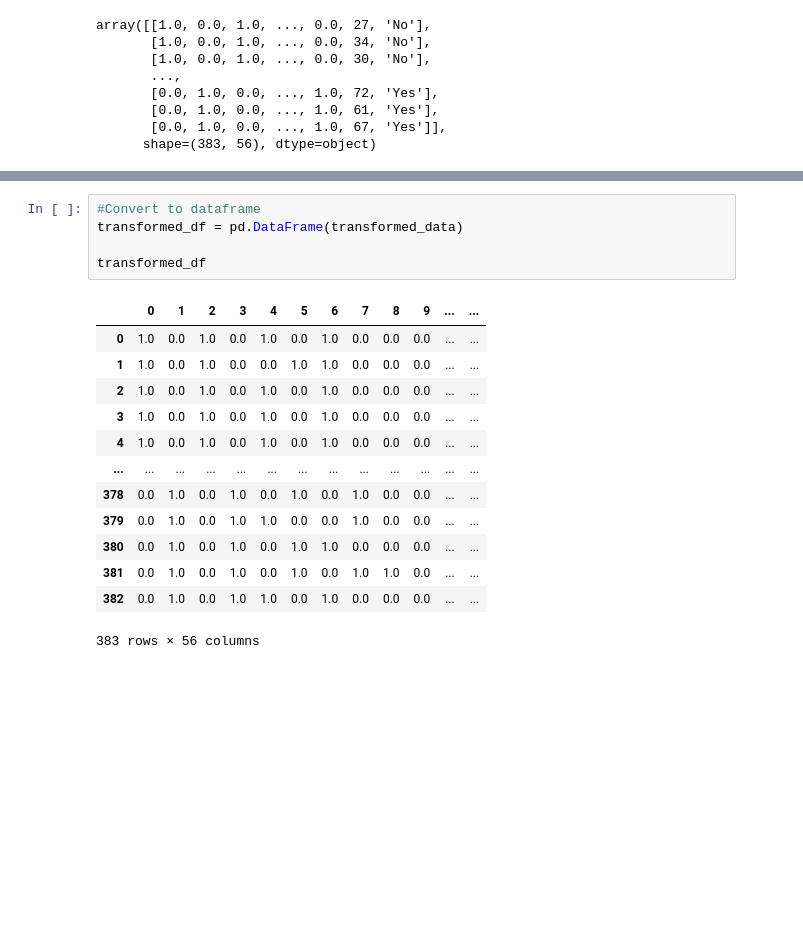
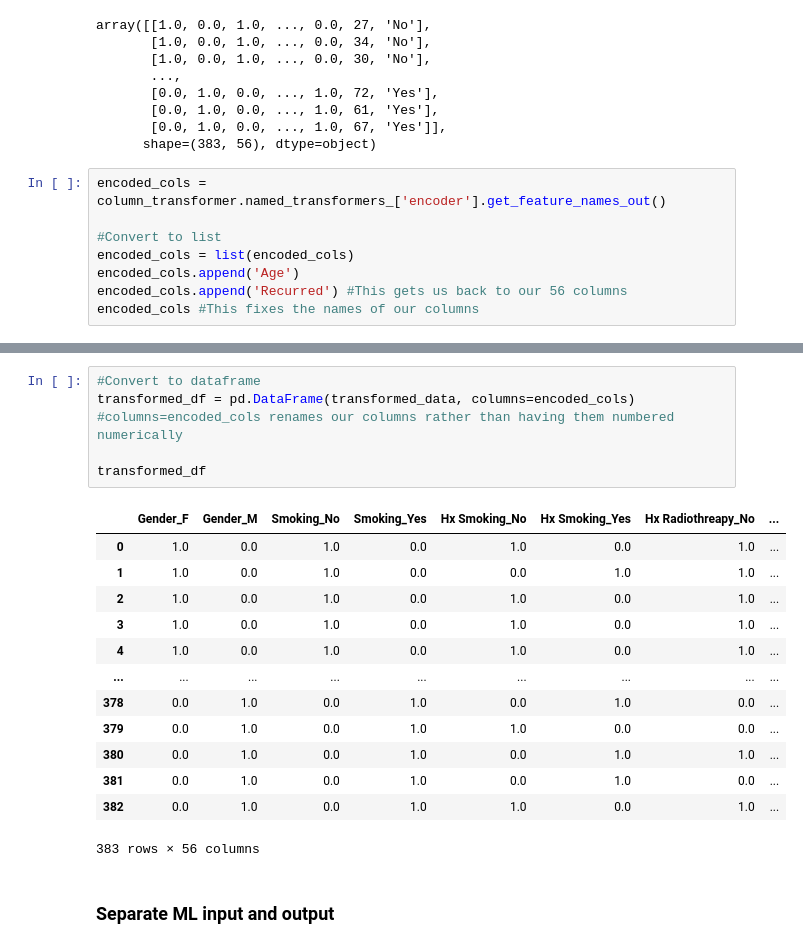
Before and after one commit to Breadley808/UH-MBBE-447-lecture-9-10-Breadley808, a Jupyter notebook: L9_10_notes.ipynb, the cells around one changed output, grey strips where cells are left out. Drawn from its saved outputs; the diff is of its cells as text; blank space fills up the shorter version.

```diff
--- a/L9_10_notes.ipynb
+++ b/L9_10_notes.ipynb
@@ -141,3 +120,11 @@ array([[1.0, 0.0, 1.0, ..., 0.0, 27, 'No'],
        [0.0, 1.0, 0.0, ..., 1.0, 61, 'Yes'],
        [0.0, 1.0, 0.0, ..., 1.0, 67, 'Yes']],
       shape=(383, 56), dtype=object)
+# %%
+encoded_cols = column_transformer.named_transformers_['encoder'].get_feature_names_out()
+
+#Convert to list
+encoded_cols = list(encoded_cols)
+encoded_cols.append('Age')
+encoded_cols.append('Recurred') #This gets us back to our 56 columns
+encoded_cols #This fixes the names of our columns
@@ -144,19 +149,22 @@ array([[1.0, 0.0, 1.0, ..., 0.0, 27, 'No'],
 # %%
 #Convert to dataframe
-transformed_df = pd.DataFrame(transformed_data)
+transformed_df = pd.DataFrame(transformed_data, columns=encoded_cols)
+#columns=encoded_cols renames our columns rather than having them numbered numerically
 
 transformed_df
 # %% [output]
-|  | 0 | 1 | 2 | 3 | 4 | 5 | 6 | 7 | 8 | 9 | ... | ... |
-| 0 | 1.0 | 0.0 | 1.0 | 0.0 | 1.0 | 0.0 | 1.0 | 0.0 | 0.0 | 0.0 | ... | ... |
-| 1 | 1.0 | 0.0 | 1.0 | 0.0 | 0.0 | 1.0 | 1.0 | 0.0 | 0.0 | 0.0 | ... | ... |
-| 2 | 1.0 | 0.0 | 1.0 | 0.0 | 1.0 | 0.0 | 1.0 | 0.0 | 0.0 | 0.0 | ... | ... |
-| 3 | 1.0 | 0.0 | 1.0 | 0.0 | 1.0 | 0.0 | 1.0 | 0.0 | 0.0 | 0.0 | ... | ... |
-| 4 | 1.0 | 0.0 | 1.0 | 0.0 | 1.0 | 0.0 | 1.0 | 0.0 | 0.0 | 0.0 | ... | ... |
-| ... | ... | ... | ... | ... | ... | ... | ... | ... | ... | ... | ... | ... |
-| 378 | 0.0 | 1.0 | 0.0 | 1.0 | 0.0 | 1.0 | 0.0 | 1.0 | 0.0 | 0.0 | ... | ... |
-| 379 | 0.0 | 1.0 | 0.0 | 1.0 | 1.0 | 0.0 | 0.0 | 1.0 | 0.0 | 0.0 | ... | ... |
-| 380 | 0.0 | 1.0 | 0.0 | 1.0 | 0.0 | 1.0 | 1.0 | 0.0 | 0.0 | 0.0 | ... | ... |
-| 381 | 0.0 | 1.0 | 0.0 | 1.0 | 0.0 | 1.0 | 0.0 | 1.0 | 1.0 | 0.0 | ... | ... |
-| 382 | 0.0 | 1.0 | 0.0 | 1.0 | 1.0 | 0.0 | 1.0 | 0.0 | 0.0 | 0.0 | ... | ... |
+|  | Gender_F | Gender_M | Smoking_No | Smoking_Yes | Hx Smoking_No | Hx Smoking_Yes | Hx Radiothreapy_No | ... |
+| 0 | 1.0 | 0.0 | 1.0 | 0.0 | 1.0 | 0.0 | 1.0 | ... |
+| 1 | 1.0 | 0.0 | 1.0 | 0.0 | 0.0 | 1.0 | 1.0 | ... |
+| 2 | 1.0 | 0.0 | 1.0 | 0.0 | 1.0 | 0.0 | 1.0 | ... |
+| 3 | 1.0 | 0.0 | 1.0 | 0.0 | 1.0 | 0.0 | 1.0 | ... |
+| 4 | 1.0 | 0.0 | 1.0 | 0.0 | 1.0 | 0.0 | 1.0 | ... |
+| ... | ... | ... | ... | ... | ... | ... | ... | ... |
+| 378 | 0.0 | 1.0 | 0.0 | 1.0 | 0.0 | 1.0 | 0.0 | ... |
+| 379 | 0.0 | 1.0 | 0.0 | 1.0 | 1.0 | 0.0 | 0.0 | ... |
+| 380 | 0.0 | 1.0 | 0.0 | 1.0 | 0.0 | 1.0 | 1.0 | ... |
+| 381 | 0.0 | 1.0 | 0.0 | 1.0 | 0.0 | 1.0 | 0.0 | ... |
+| 382 | 0.0 | 1.0 | 0.0 | 1.0 | 1.0 | 0.0 | 1.0 | ... |
 383 rows × 56 columns
+# %% [markdown]
+### Separate ML input and output
```
Also changed, not shown: parts of 27 cells of this notebook.
